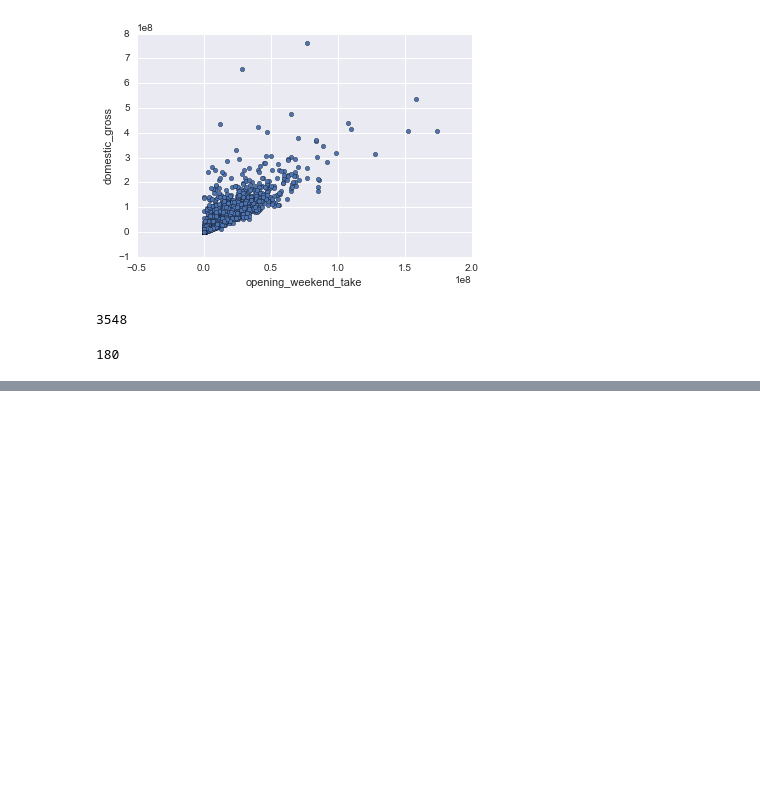
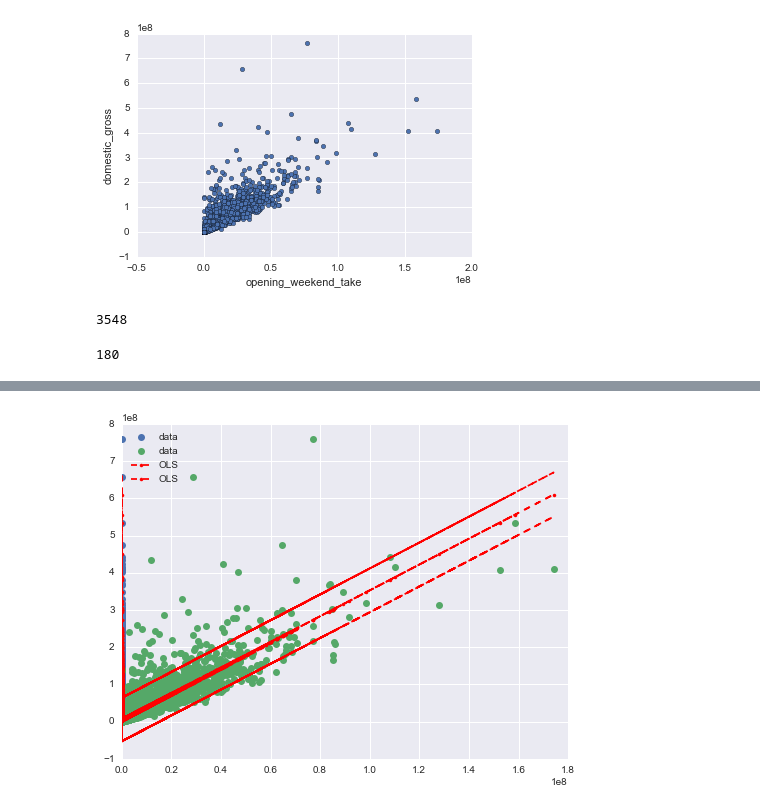
Before and after one commit to TejjeT/DataScienceProject2, a Jupyter notebook: project_1/EDA_AND_REG.ipynb, the cells around one changed output, grey strips where cells are left out. Drawn from its saved outputs; the diff is of its cells as text; code cells hidden in the pictures; blank space fills up the shorter version.

```diff
--- a/project_1/EDA_AND_REG.ipynb
+++ b/project_1/EDA_AND_REG.ipynb
@@ -166,0 +209,16 @@ num_losing=length_total-length_nonan
+# %%
+
+from statsmodels.sandbox.regression.predstd import wls_prediction_std
+predicted_gross = linmodel.predict(X)
+
+prstd, iv_l, iv_u = wls_prediction_std(linmodel)
+
+fig, ax = plt.subplots(figsize=(8,6))
+
+ax.plot(X, Y, 'o', label="data")
+ax.plot(X, linmodel.fittedvalues, 'r--.', label="OLS")
+ax.plot(X, iv_u, 'r--')
+ax.plot(X, iv_l, 'r--')
+ax.legend(loc='best');
+# %% [output]
+[figure, added]
```
Also changed, not shown: parts of 4 cells of this notebook, 1 other file.
